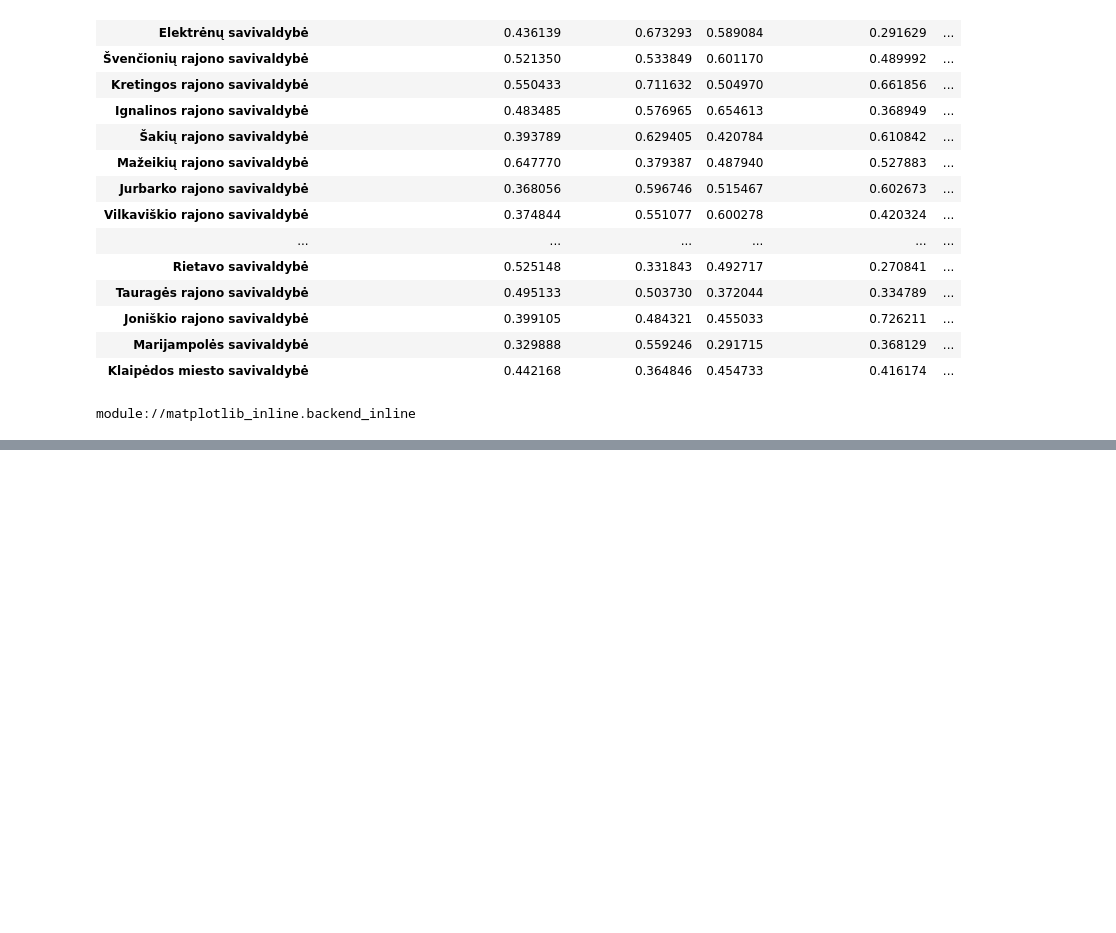
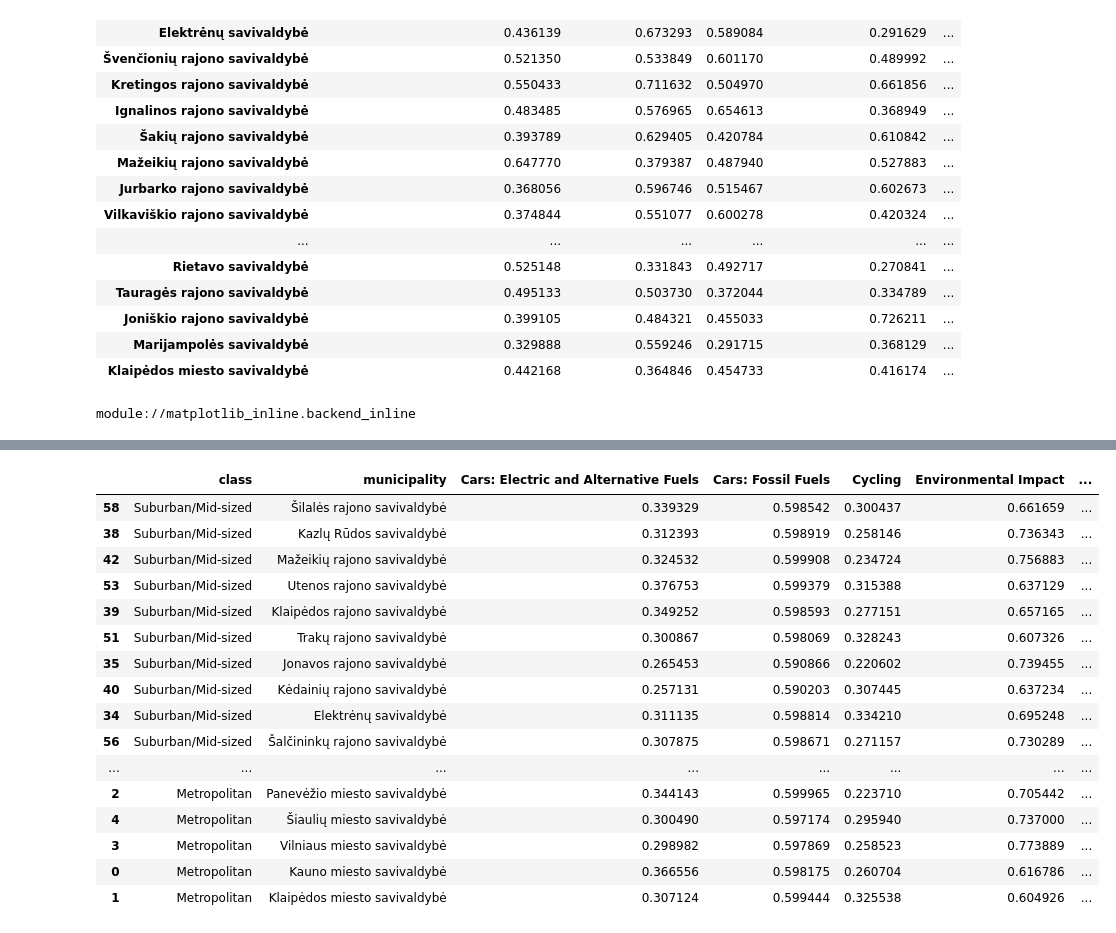
Before and after one commit to kimberlykreiss/sustainable_mobility_index_LTU, a Jupyter notebook: sustainable-mobility-index.ipynb, the cells around one changed output, grey strips where cells are left out. Cells and saved outputs as stored; diff of their text form; code cells hidden in the pictures; blank space fills up the shorter version.

```diff
--- a/sustainable-mobility-index.ipynb
+++ b/sustainable-mobility-index.ipynb
@@ -327,0 +315,62 @@ plt.show()                          # must be in THIS cell
+# %%
+class_lt_synthetic_long_final = lt_synthetic_long_final
+class_lt_synthetic_long_final['min_max_norm'] = (
+    class_lt_synthetic_long_final
+        .groupby(['class','sustainable_mobility_category', 'municipality', 'higher_is_better'], group_keys=False)
+        .apply(min_max_normalize)
+)
+
+class_lt_synthetic_long_mean = (
+    class_lt_synthetic_long_final
+        .groupby(['class', 'sustainable_mobility_category', 'municipality'])['min_max_norm']
+        .mean()                         # still a Series here
+        .reset_index(name='avg_norm')   # → DataFrame, new column = avg_norm
+)
+
+# now pivot from long to wide format where each sustainable_mobility_category is a column and the values are the avg_norm values
+class_lt_synthetic_long_mean_wide = (
+    class_lt_synthetic_long_mean
+        .pivot(index=['class', 'municipality'],
+               columns='sustainable_mobility_category',
+               values='avg_norm')
+)
+
+# Drop the column-axis name so the extra header disappears
+class_lt_synthetic_long_mean_wide.columns.name = None          # ← removes the header line
+
+# If you also want class & municipality as real columns
+class_lt_synthetic_long_mean_wide = class_lt_synthetic_long_mean_wide.reset_index()
+
+# now add a column called sustainable_mobility_index that is the weighted sum of the columns
+class_lt_synthetic_long_mean_wide['sustainable_mobility_index'] = (
+    class_lt_synthetic_long_mean_wide['Environmental Impact'] * 0.05 +
+    class_lt_synthetic_long_mean_wide['Incentives and Policies'] * 0.05 +
+    class_lt_synthetic_long_mean_wide['Cycling'] * 0.2 +
+    class_lt_synthetic_long_mean_wide['Public Transport'] * 0.2 +
+    class_lt_synthetic_long_mean_wide['Walking'] * 0.2 +
+    class_lt_synthetic_long_mean_wide['Cars: Fossil Fuels'] * 0.2 +
+    class_lt_synthetic_long_mean_wide['Cars: Electric and Alternative Fuels'] * 0.1 +
+    class_lt_synthetic_long_mean_wide['Use of Space'] * 0.05
+)
+# now sort the dataframe by the sustainable_mobility_index column in descending order
+class_lt_synthetic_long_mean_wide = class_lt_synthetic_long_mean_wide.sort_values(by='sustainable_mobility_index', ascending=False)
+
+class_lt_synthetic_long_mean_wide.sort_values(by=['class','sustainable_mobility_index'], ascending=False)
+# %% [output]
+|  | class | municipality | Cars: Electric and Alternative Fuels | Cars: Fossil Fuels | Cycling | Environmental Impact | ... |
+| 58 | Suburban/Mid-sized | Šilalės rajono savivaldybė | 0.339329 | 0.598542 | 0.300437 | 0.661659 | ... |
+| 38 | Suburban/Mid-sized | Kazlų Rūdos savivaldybė | 0.312393 | 0.598919 | 0.258146 | 0.736343 | ... |
+| 42 | Suburban/Mid-sized | Mažeikių rajono savivaldybė | 0.324532 | 0.599908 | 0.234724 | 0.756883 | ... |
+| 53 | Suburban/Mid-sized | Utenos rajono savivaldybė | 0.376753 | 0.599379 | 0.315388 | 0.637129 | ... |
+| 39 | Suburban/Mid-sized | Klaipėdos rajono savivaldybė | 0.349252 | 0.598593 | 0.277151 | 0.657165 | ... |
+| 51 | Suburban/Mid-sized | Trakų rajono savivaldybė | 0.300867 | 0.598069 | 0.328243 | 0.607326 | ... |
+| 35 | Suburban/Mid-sized | Jonavos rajono savivaldybė | 0.265453 | 0.590866 | 0.220602 | 0.739455 | ... |
+| 40 | Suburban/Mid-sized | Kėdainių rajono savivaldybė | 0.257131 | 0.590203 | 0.307445 | 0.637234 | ... |
+| 34 | Suburban/Mid-sized | Elektrėnų savivaldybė | 0.311135 | 0.598814 | 0.334210 | 0.695248 | ... |
+| 56 | Suburban/Mid-sized | Šalčininkų rajono savivaldybė | 0.307875 | 0.598671 | 0.271157 | 0.730289 | ... |
+| ... | ... | ... | ... | ... | ... | ... | ... |
+| 2 | Metropolitan | Panevėžio miesto savivaldybė | 0.344143 | 0.599965 | 0.223710 | 0.705442 | ... |
+| 4 | Metropolitan | Šiaulių miesto savivaldybė | 0.300490 | 0.597174 | 0.295940 | 0.737000 | ... |
+| 3 | Metropolitan | Vilniaus miesto savivaldybė | 0.298982 | 0.597869 | 0.258523 | 0.773889 | ... |
+| 0 | Metropolitan | Kauno miesto savivaldybė | 0.366556 | 0.598175 | 0.260704 | 0.616786 | ... |
+| 1 | Metropolitan | Klaipėdos miesto savivaldybė | 0.307124 | 0.599444 | 0.325538 | 0.604926 | ... |
```
Also changed, not shown: parts of 10 cells of this notebook, 4 other files.
